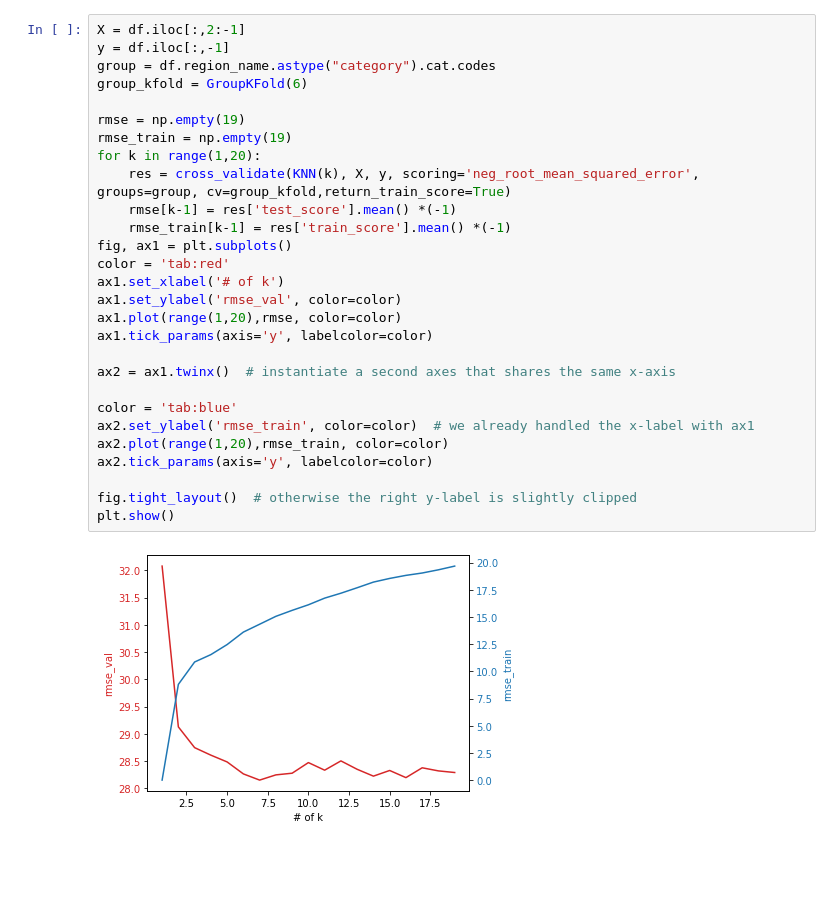
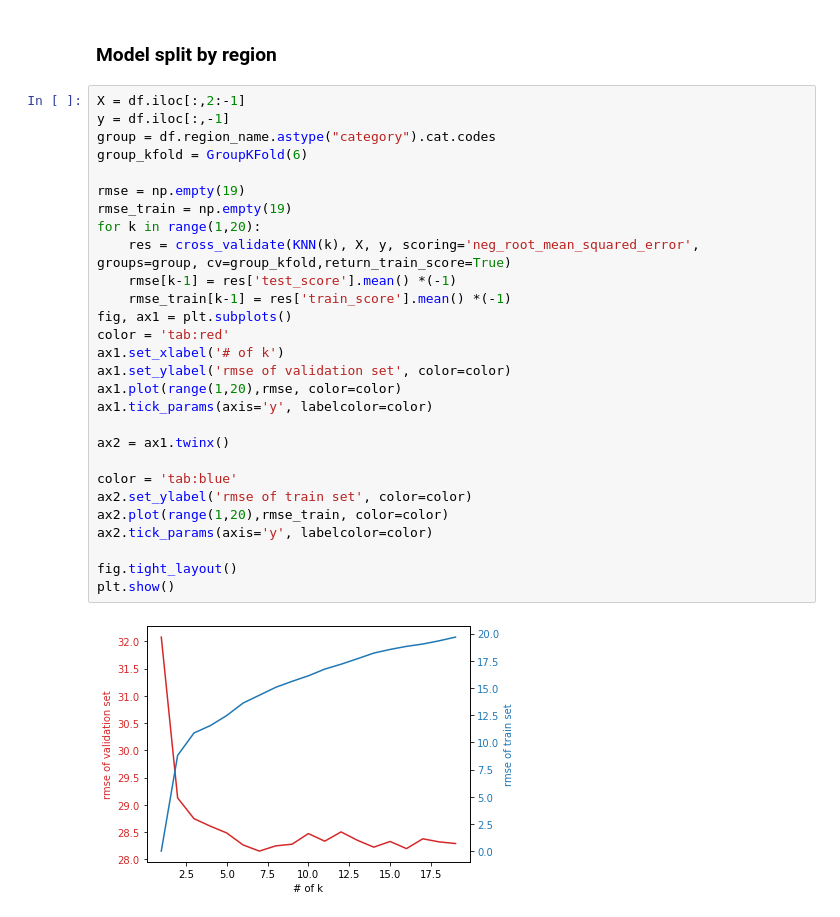
Before and after one commit to JumjieYang/COVID19-ML, a Jupyter notebook: predict.ipynb, the cells around one changed output. Drawn from its saved outputs; the diff is of its cells as text; blank space fills up the shorter version.

```diff
--- a/predict.ipynb
+++ b/predict.ipynb
@@ -31,36 +32,38 @@ def split_region(i):
     return (train, val)
 # %% [output]
 ['Alaska' 'Montana' 'North Dakota' 'South Dakota' 'Vermont' 'Wyoming']
+# %% [markdown]
+### Model split by region
 # %%
 X = df.iloc[:,2:-1]
 y = df.iloc[:,-1]
 group = df.region_name.astype("category").cat.codes
 group_kfold = GroupKFold(6)
 
 rmse = np.empty(19)
 rmse_train = np.empty(19)
 for k in range(1,20):
     res = cross_validate(KNN(k), X, y, scoring='neg_root_mean_squared_error', groups=group, cv=group_kfold,return_train_score=True)
     rmse[k-1] = res['test_score'].mean() *(-1)
     rmse_train[k-1] = res['train_score'].mean() *(-1)
 fig, ax1 = plt.subplots()
 color = 'tab:red'
 ax1.set_xlabel('# of k')
-ax1.set_ylabel('rmse_val', color=color)
+ax1.set_ylabel('rmse of validation set', color=color)
 ax1.plot(range(1,20),rmse, color=color)
 ax1.tick_params(axis='y', labelcolor=color)
 
-ax2 = ax1.twinx()  # instantiate a second axes that shares the same x-axis
+ax2 = ax1.twinx()
 
 color = 'tab:blue'
-ax2.set_ylabel('rmse_train', color=color)  # we already handled the x-label with ax1
+ax2.set_ylabel('rmse of train set', color=color)
 ax2.plot(range(1,20),rmse_train, color=color)
 ax2.tick_params(axis='y', labelcolor=color)
 
-fig.tight_layout()  # otherwise the right y-label is slightly clipped
+fig.tight_layout()
 plt.show()
 # %% [output]
-[figure, old version]
+[figure, new version]
 # %%
 X = df.iloc[:,2:-1]
 y = df.iloc[:,-1]
```
Also changed, not shown: parts of 9 cells of this notebook.
